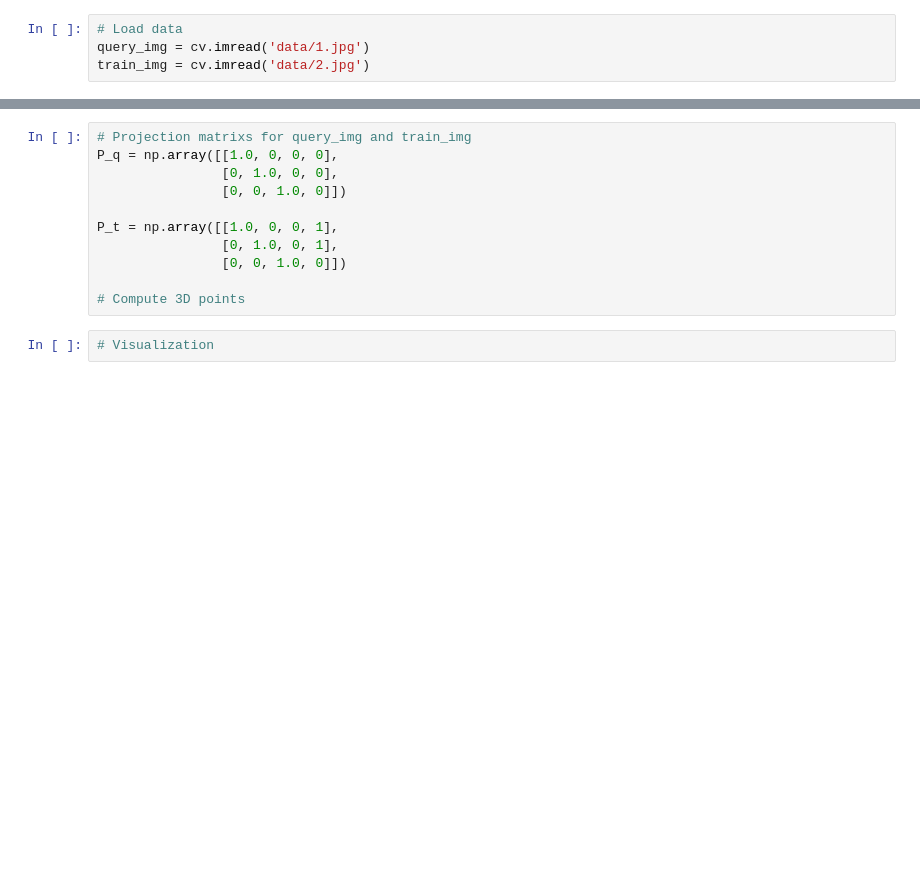
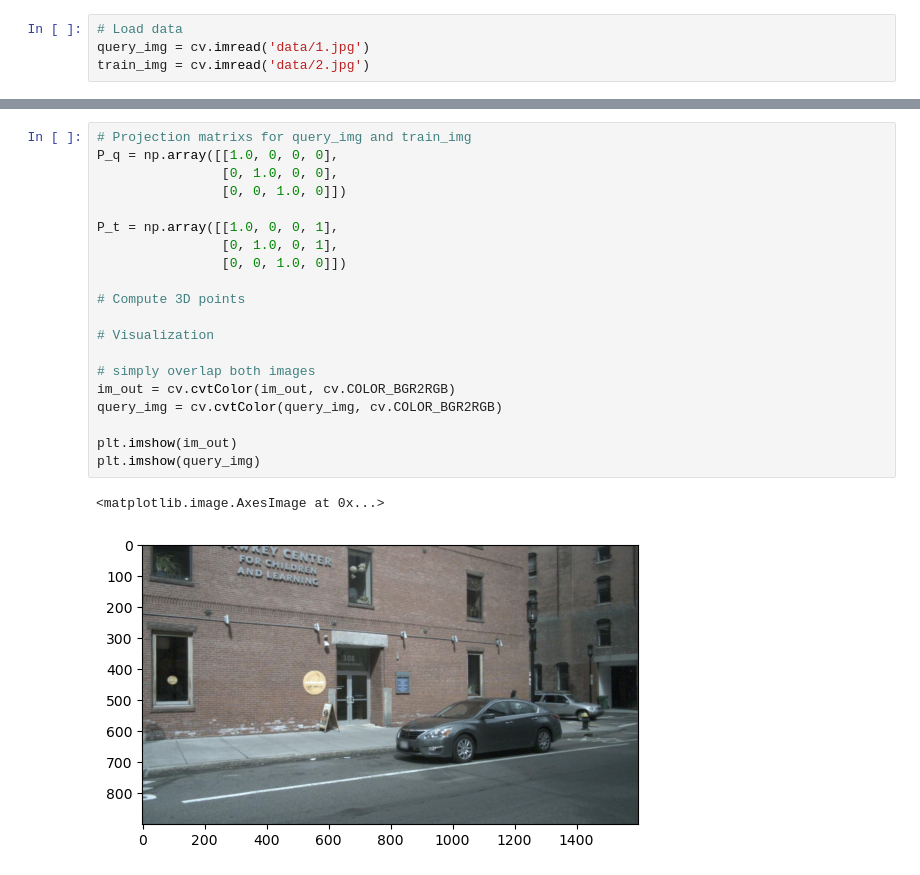
Before and after one commit to Patschwemm/CV_Course, a Jupyter notebook: Sheet10/sheet10.ipynb, the cells around one changed output, grey strips where cells are left out. Cells and saved outputs as stored; diff of their text form; blank space fills up the shorter version.

```diff
--- a/Sheet10/sheet10.ipynb
+++ b/Sheet10/sheet10.ipynb
@@ -86,13 +134,23 @@ float32
 # %%
 # Projection matrixs for query_img and train_img
 P_q = np.array([[1.0, 0, 0, 0],
                 [0, 1.0, 0, 0],
                 [0, 0, 1.0, 0]])
 
 P_t = np.array([[1.0, 0, 0, 1],
                 [0, 1.0, 0, 1],
                 [0, 0, 1.0, 0]])
 
 # Compute 3D points
+
+# Visualization
+
+# simply overlap both images
+im_out = cv.cvtColor(im_out, cv.COLOR_BGR2RGB)
+query_img = cv.cvtColor(query_img, cv.COLOR_BGR2RGB)
+
+plt.imshow(im_out)
+plt.imshow(query_img)
+# %% [output]
+<matplotlib.image.AxesImage at 0x...>
+[figure, added]
-# %%
-# Visualization
```
Also changed, not shown: parts of 7 cells of this notebook, 15 other files.
